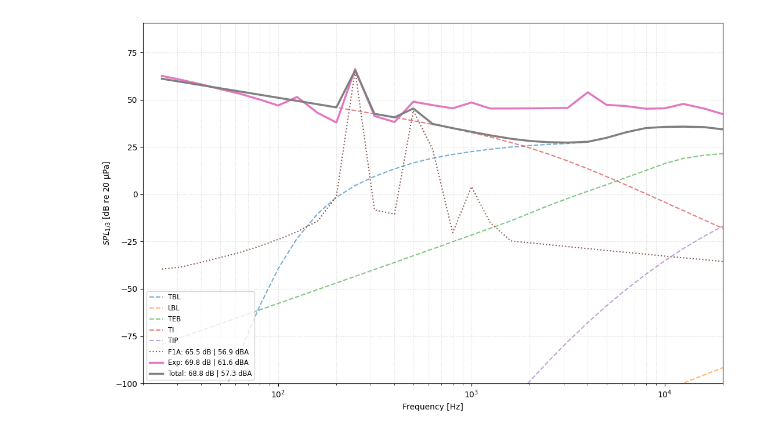
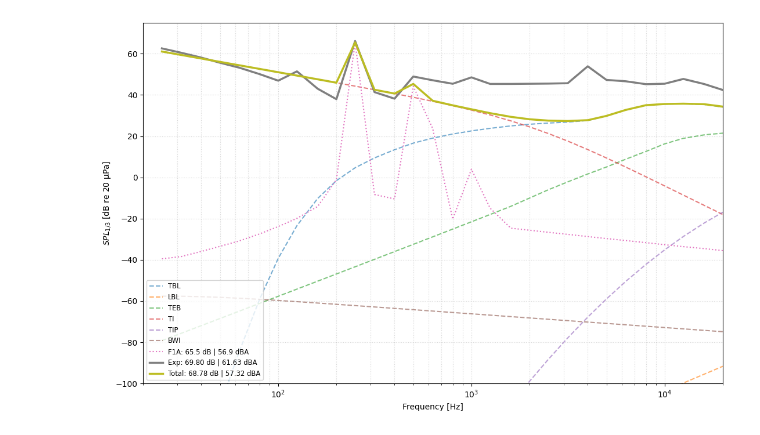
Before and after one commit to Frxljord/FastBEMT, a Jupyter notebook: Unsteady BEMT/BPM.ipynb, the cells around one changed output. Saved outputs shown, nothing was run; the diff lists cells and outputs as text; code cells hidden in the pictures.

```diff
--- a/Unsteady BEMT/BPM.ipynb
+++ b/Unsteady BEMT/BPM.ipynb
@@ -126,34 +130,35 @@ ospl_f1a = calc_oaspl(F1A_spl_3oct, third_octave_freqs, weighted=False)
 oaspl_f1a = calc_oaspl(F1A_spl_3oct, third_octave_freqs, weighted=True)
 
 ospl_exp = calc_oaspl(exp_spl_3oct, third_octave_freqs, weighted=False)
 oaspl_exp = calc_oaspl(exp_spl_3oct, third_octave_freqs, weighted=True)
 
 ospl_tot = calc_oaspl(L_total, third_octave_freqs, weighted=False)
 oaspl_tot = calc_oaspl(L_total, third_octave_freqs, weighted=True)
 
 plt.figure(figsize=(11, 7))
 
 # Components (keeping these simpler to avoid legend clutter)
 plt.semilogx(third_octave_freqs, bpm.SPL_TBL, '--', alpha=0.6, label='TBL')
 plt.semilogx(third_octave_freqs, bpm.SPL_LBL, '--', alpha=0.6, label='LBL')
 plt.semilogx(third_octave_freqs, bpm.SPL_TEB, '--', alpha=0.6, label='TEB')
 plt.semilogx(third_octave_freqs, bpm.SPL_TI, '--', alpha=0.6, label='TI')
 plt.semilogx(third_octave_freqs, bpm.SPL_TIP, '--', alpha=0.6, label='TIP')
+plt.semilogx(third_octave_freqs, bpm.SPL_BWI, '--', alpha=0.6, label='BWI')
 plt.semilogx(third_octave_freqs, F1A_spl_3oct, ':', label=f'F1A: {ospl_f1a:.1f} dB | {oaspl_f1a:.1f} dBA')
 
 # Main Comparison Lines
 plt.semilogx(third_octave_freqs, exp_spl_3oct, '-', linewidth=2.5,
-             label=f'Exp: {ospl_exp:.1f} dB | {oaspl_exp:.1f} dBA')
+             label=f'Exp: {ospl_exp:.2f} dB | {oaspl_exp:.2f} dBA')
 plt.semilogx(third_octave_freqs, L_total, '-', linewidth=2.5,
-             label=f'Total: {ospl_tot:.1f} dB | {oaspl_tot:.1f} dBA')
+             label=f'Total: {ospl_tot:.2f} dB | {oaspl_tot:.2f} dBA')
 
 plt.xlabel('Frequency [Hz]')
 plt.ylabel('$SPL_{1/3}$ [dB re 20 µPa]')
 plt.grid(True, which='both', ls=':', alpha=0.5)
 plt.legend(loc='lower left', fontsize='small', frameon=True)
 plt.xlim(20, 20000)
-plt.ylim(-100)
+plt.ylim(-100, 75)
 plt.tight_layout()
 plt.show()
 # %% [output]
-[figure, old version]
+[figure, new version]
```
Also changed, not shown: parts of 3 cells of this notebook, 12 other files.
